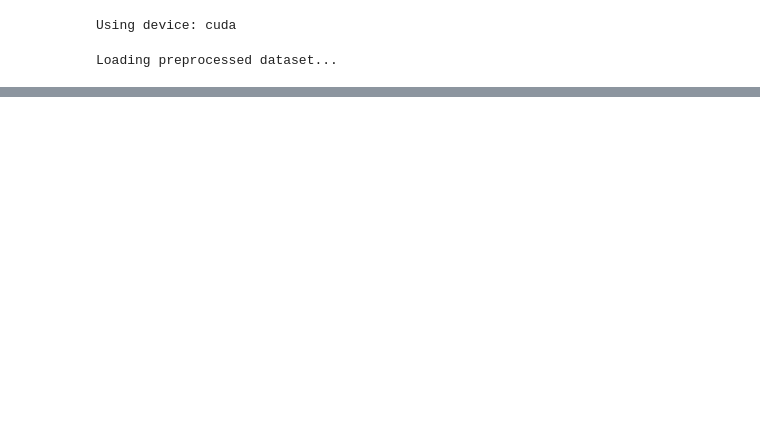
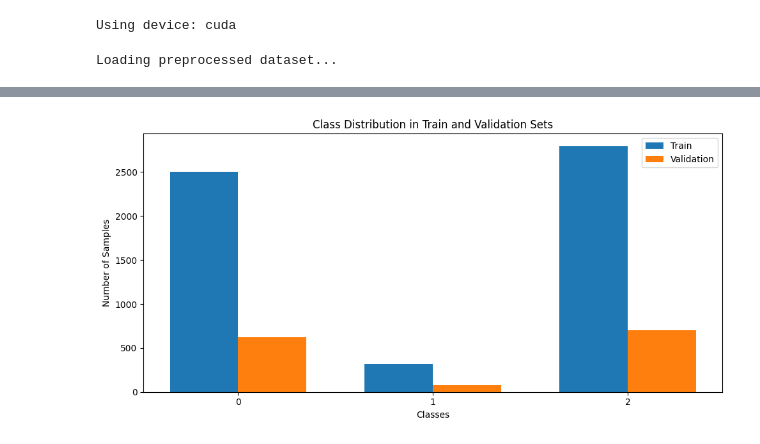
Before and after one commit to DiversaStudio/volcanes_ml, a Jupyter notebook: notebooks/02_FeatureEngineering.ipynb, the cells around one changed output, grey strips where cells are left out. Saved outputs shown, nothing was run; the diff lists cells and outputs as text; code cells hidden in the pictures; blank space fills up the shorter version.

```diff
--- a/notebooks/02_FeatureEngineering.ipynb
+++ b/notebooks/02_FeatureEngineering.ipynb
@@ -34,6 +30,6 @@ Using device: cuda
 print("\nLoading preprocessed dataset...")
 project_root = os.path.abspath(os.path.join(os.getcwd(), '..'))
 preprocessed_dataset_path = os.path.join(project_root, 'data', 'processed', 'preprocessed_dataset.pt')
-preprocessed_dataset = torch.load(preprocessed_dataset_path)
+preprocessed_dataset = torch.load(preprocessed_dataset_path, weights_only=False)
 # %% [output]
 Loading preprocessed dataset...
@@ -89,0 +43,10 @@ class ThermalDataset(Dataset):
+# %%
+# We need to permute the tensors before splitting
+print("\nReorganizing tensors...")
+preprocessed_dataset['tensors']['corrected'] = preprocessed_dataset['tensors']['corrected'].permute(2, 0, 1)
+preprocessed_dataset['tensors']['edge'] = preprocessed_dataset['tensors']['edge'].permute(2, 0, 1)
+for level in preprocessed_dataset['tensors']['threshold'].keys():
+    preprocessed_dataset['tensors']['threshold'][level] = preprocessed_dataset['tensors']['threshold'][level].permute(2, 0, 1)
+
+print("\nTensor shapes after permute:")
+print(f"Corrected: {preprocessed_dataset['tensors']['corrected'].shape}")
@@ -90,10 +58,18 @@ class ThermalDataset(Dataset):
 # %%
-# Split data into train and validation sets
+# Now split using the correct dimension
+n_samples = len(preprocessed_dataset['labels']['numeric_labels'])
+print(f"\nTotal number of samples: {n_samples}")
+
+# Split data
 print("\nSplitting data into train and validation sets...")
+labels = preprocessed_dataset['labels']['numeric_labels']
 train_idx, val_idx = train_test_split(
-    range(len(corrected_tensor)),
+    range(n_samples),
     test_size=0.2,
     stratify=labels,
     random_state=42
 )
+
+print(f"Training indices: {len(train_idx)}, max index: {max(train_idx)}")
+print(f"Validation indices: {len(val_idx)}, max index: {max(val_idx)}")
 # %% [output]
@@ -158,0 +125,4 @@ Class 2: 1 samples (33.33%)
+# %%
+plot_class_distribution(train_dataset, val_dataset)
+# %% [output]
+[figure, added]
```
Also changed, not shown: parts of 15 cells of this notebook, 10 other files.
